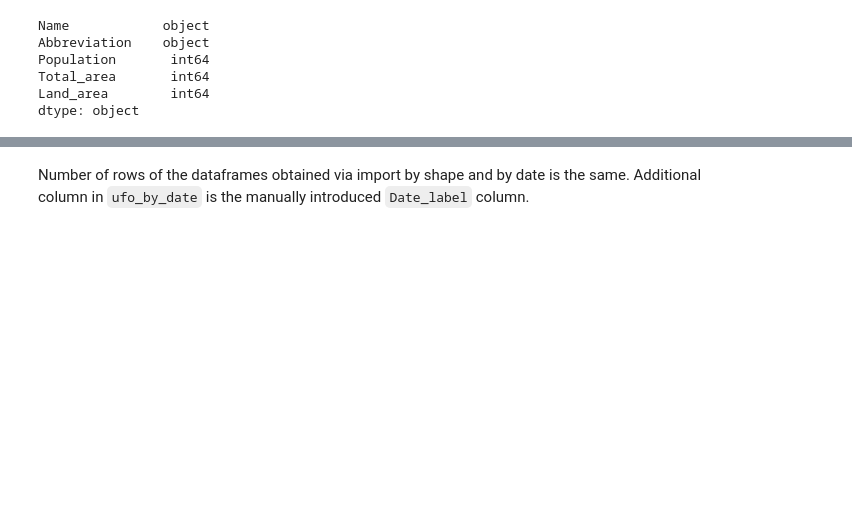
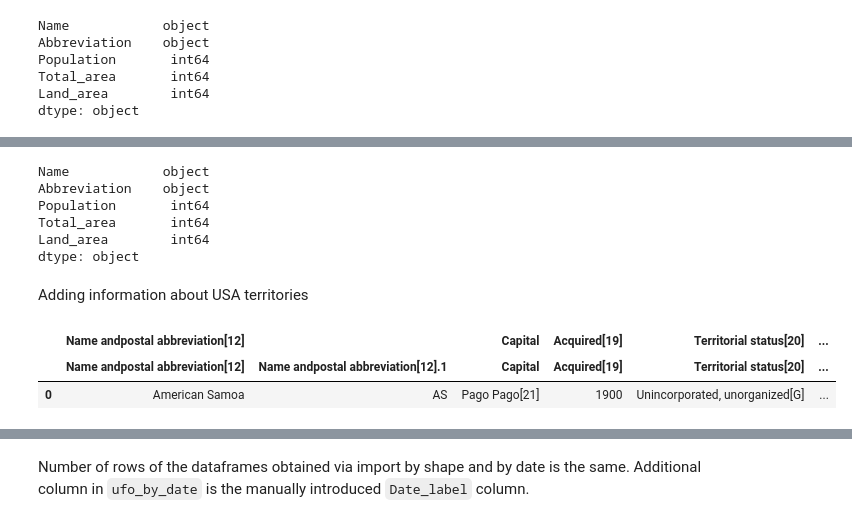
Before and after one commit to eukarr/ufo, a Jupyter notebook: ufo.ipynb, the cells around one changed output, grey strips where cells are left out. Saved outputs shown, nothing was run; the diff lists cells and outputs as text; code cells hidden in the pictures; blank space fills up the shorter version.

```diff
--- a/ufo.ipynb
+++ b/ufo.ipynb
@@ -192,0 +171,9 @@ tables_states_list[2]
+# %%
+DC.dtypes
+# %% [output]
+Name            object
+Abbreviation    object
+Population       int64
+Total_area       int64
+Land_area        int64
+dtype: object
@@ -193,3 +182,12 @@ tables_states_list[2]
+# %% [markdown]
+Adding information about USA territories
+# %%
+territories = tables_states_list[2]
+territories.head(1)
+# %% [output]
+|  | Name andpostal abbreviation[12] |  | Capital | Acquired[19] | Territorial status[20] | ... |
+|  | Name andpostal abbreviation[12] | Name andpostal abbreviation[12].1 | Capital | Acquired[19] | Territorial status[20] | ... |
+| 0 | American Samoa | AS | Pago Pago[21] | 1900 | Unincorporated, unorganized[G] | ... |
 # %%
 %%capture
 
```
Also changed, not shown: parts of 71 cells of this notebook.
